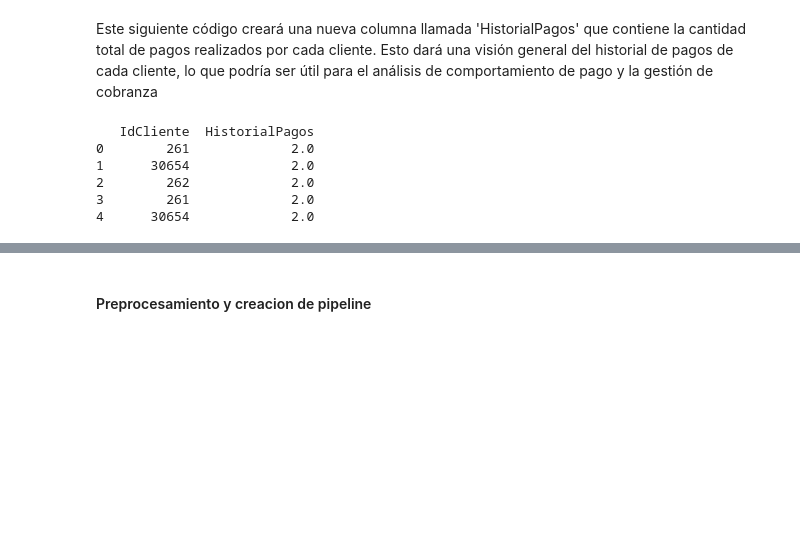
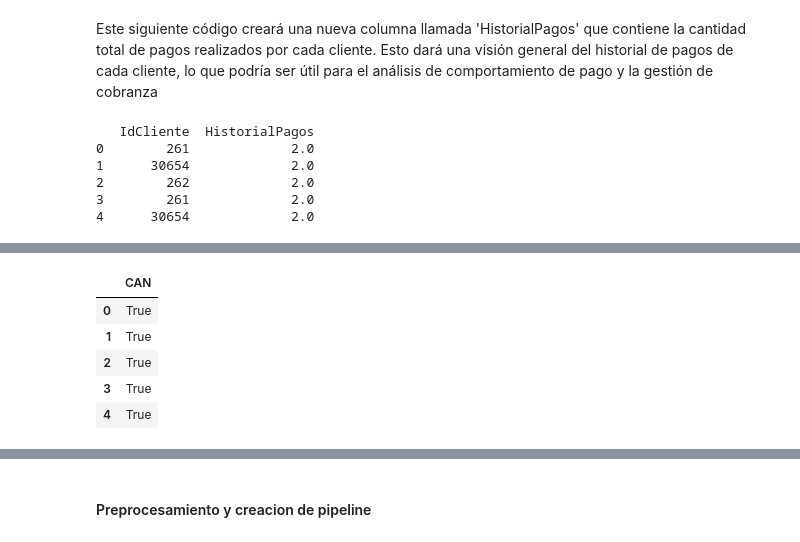
Before and after one commit to bmijangos/ProyectoIntegrador, a Jupyter notebook: Avance2_Equipo21.ipynb, the cells around one changed output, grey strips where cells are left out. Saved outputs shown, nothing was run; the diff lists cells and outputs as text; code cells hidden in the pictures; blank space fills up the shorter version.

```diff
--- a/Avance2_Equipo21.ipynb
+++ b/Avance2_Equipo21.ipynb
@@ -381,0 +413,6 @@ newgpdf.fillna(0, inplace=True)
+# %%
+# Añadimos las variables binarias al DataFrame
+newgpdf = pd.concat([newgpdf, dummies], axis = 1)
+
+# Eliminamos la vairable original race
+newgpdf = newgpdf.drop(columns=['Escolaridad'])
@@ -381,0 +426,11 @@ newgpdf.fillna(0, inplace=True)
+# %%
+# Creamos las variables binarias de EstatusCredito
+dummies = pd.get_dummies(newgpdf['EstatusCredito'], drop_first = True)
+dummies.head()
+# %% [output]
+|  | CAN |
+| 0 | True |
+| 1 | True |
+| 2 | True |
+| 3 | True |
+| 4 | True |
```
Also changed, not shown: parts of 15 cells of this notebook.
